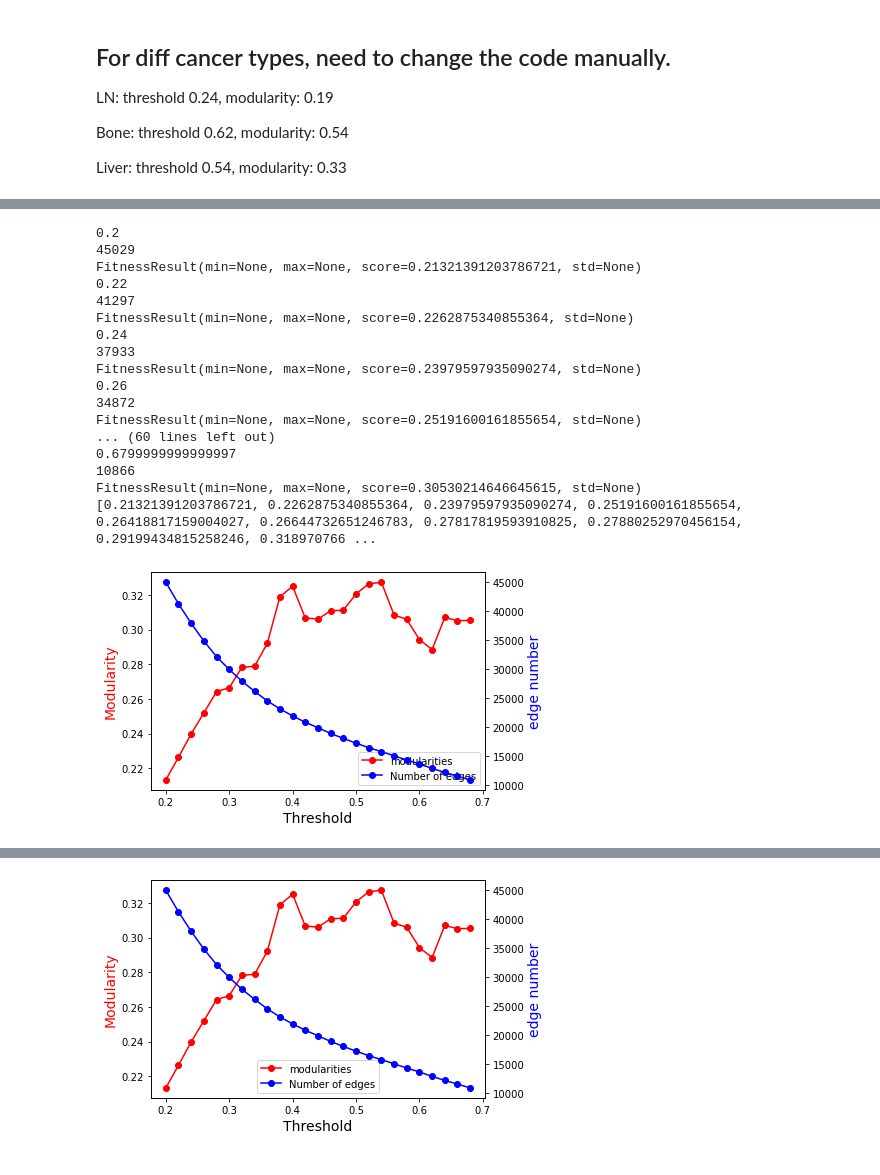
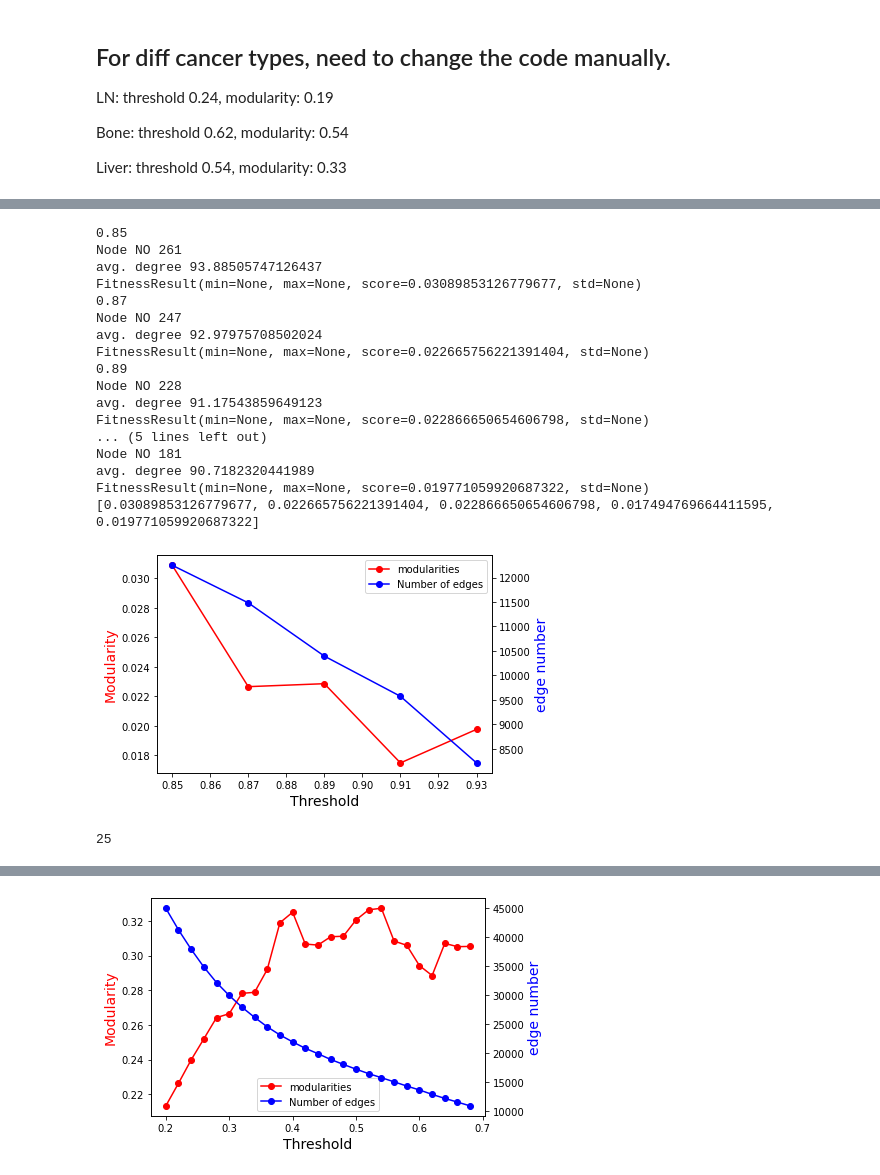
Before and after one commit to zcablii/Master_cancer_project, a Jupyter notebook: gene_network_analysis.ipynb, the cells around one changed output, grey strips where cells are left out. Saved outputs shown, nothing was run; the diff lists cells and outputs as text; code cells hidden in the pictures.

```diff
--- a/gene_network_analysis.ipynb
+++ b/gene_network_analysis.ipynb
@@ -292,6 +325,7 @@ def plot_degree_dist(G, bins):
     plt.hist(degrees,bins=bins)
     plt.xlabel('node degree',fontsize = 16)
     plt.ylabel('Number of nodes',fontsize = 16)
+#     plt.ylim(0, 230)
     plt.show()
     max_deg = bins
     new_degree = []
@@ -344,15 +378,15 @@ def plot_degree_dist(G, bins):
     plt.ylim(0.0005, 1.300)
     plt.show()
 
-
-df = pd.read_csv(filterd_data).drop(columns = ['ID'])
-correlations = np.corrcoef(df, df)[:559, :559]
-
-for thre in [0.50]:
-    print(thre)
-    G = const_net(correlations, thre)
-    print(G.number_of_nodes())
-    degree_sequence = sorted([d for n, d in G.degree()], reverse=True)
-    dmax = max(degree_sequence)
-    plot_degree_dist(G, dmax)
+# filterd_4803_data = 'C:\\Users\\bird\Desktop\\cancer_project_github\\cancer_data\\union_genes_4803.csv'
+# df = pd.read_csv(filterd_4803_data).drop(columns = ['ID'])
+# correlations = np.corrcoef(df, df)[:4803, :4803]
+# print(correlations.shape)
+# for thre in [0.7]:
+#     print(thre)
+#     G = const_net(correlations, thre)
+#     print(G.number_of_nodes())
+#     degree_sequence = sorted([d for n, d in G.degree()], reverse=True)
+#     dmax = max(degree_sequence)
+#     plot_degree_dist(G, dmax)
 # %% [output]
@@ -579,65 +674,71 @@ df = pd.read_csv(filterd_data).drop(columns = ['ID']).T
 
 df = df.drop(columns =  list(set(range(559)) - set(giant_comp_nodes))).T
 
-# LN_df = df.drop(columns = map(str,  list(range(117, 231))))
-# correlations = np.corrcoef(LN_df, LN_df)[:492, :492]
+LN_df = df.drop(columns = map(str,  list(range(117, 231))))
+correlations = np.corrcoef(LN_df, LN_df)[:492, :492]
 
 # Bone_df = df.drop(columns = map(str,  list(range(117)))).drop(columns = map(str,  list(range(191,231))))
 # correlations = np.corrcoef(Bone_df, Bone_df)[:492, :492]
 
-Liver_df = df.drop(columns = map(str,  list(range(191))))
-correlations = np.corrcoef(Liver_df, Liver_df)[:492, :492]
+# Liver_df = df.drop(columns = map(str,  list(range(191))))
+# correlations = np.corrcoef(Liver_df, Liver_df)[:492, :492]
 
 
 coms = []
 modularities = []
-x_val =  np.arange(0.2, 0.7, 0.02)
+x_val =  np.arange(0.2, 0.95, 0.02)
 link_num = []
 for thre in x_val:
     print(thre)
     G = const_net(correlations, thre)
     link_num.append(G.number_of_edges())
 #     print(G.number_of_nodes())
     com = algorithms.greedy_modularity(G)
 #     viz.plot_network_clusters(G, com, node_size = 100)
     coms.append(com)
     m = com.newman_girvan_modularity()
     print(m)
     modularities.append(m.score)
 print(modularities)
 
 
 fig,ax = plt.subplots()
 
 lns1 = ax.plot(x_val, modularities, color="red", marker="o", label='modularities')
 ax.set_xlabel("Threshold",fontsize=14)
 ax.set_ylabel("Modularity",color="red",fontsize=14)
 ax2=ax.twinx()
 lns2 = ax2.plot(x_val, link_num,color="blue",marker="o", label='Number of edges')
 ax2.set_ylabel("edge number",color="blue",fontsize=14)
 lns = lns1+lns2
 labs = [l.get_label() for l in lns]
 ax.legend(lns, labs, loc=0)
 plt.show()
 
 
-# print(modularities[5])
+node_num = [492,492,492,492,492,492,491,488,487,485,484,479,477,473,471, 460,451,443,432,424,408,403,395,375,368, 358, 355,342,325,313,298,290,270, 261,247,228,205,181]
+avg_dgr = [231.5, 217.9,205.1,194.6,184.2,175.0,166.5,159.6,153.6,148.3, 143.1,139.1,134.2, \
+           130.6,126.9,124.7,122.4,119.9,118.9,116.5,116.8,113.8,111.9,113.62, 110.2, 107.7,103.7,102.9,103.4,100.9,99.4,96.1,94.8,93.8,92.9,91.2,93.4,90.7]
 # %% [output]
-0.2
-45029
-FitnessResult(min=None, max=None, score=0.21321391203786721, std=None)
-0.22
-41297
-FitnessResult(min=None, max=None, score=0.2262875340855364, std=None)
-0.24
-37933
-FitnessResult(min=None, max=None, score=0.23979597935090274, std=None)
-0.26
-34872
-FitnessResult(min=None, max=None, score=0.25191600161855654, std=None)
-... (60 lines left out)
-0.6799999999999997
-10866
-FitnessResult(min=None, max=None, score=0.30530214646645615, std=None)
-[0.21321391203786721, 0.2262875340855364, 0.23979597935090274, 0.25191600161855654, 0.26418817159004027, 0.26644732651246783, 0.27817819593910825, 0.27880252970456154, 0.29199434815258246, 0.318970766 ...
+0.85
+Node NO 261
+avg. degree 93.88505747126437
+FitnessResult(min=None, max=None, score=0.03089853126779677, std=None)
+0.87
+Node NO 247
+avg. degree 92.97975708502024
+FitnessResult(min=None, max=None, score=0.022665756221391404, std=None)
+0.89
+Node NO 228
+avg. degree 91.17543859649123
+FitnessResult(min=None, max=None, score=0.022866650654606798, std=None)
+... (5 lines left out)
+Node NO 181
+avg. degree 90.7182320441989
+FitnessResult(min=None, max=None, score=0.019771059920687322, std=None)
+[0.03089853126779677, 0.022665756221391404, 0.022866650654606798, 0.017494769664411595, 0.019771059920687322]
-[figure, old version]
+[figure, new version]
+# %%
+len(node_num)
+# %% [output]
+25
```
Also changed, not shown: parts of 37 cells of this notebook, 24 other files.
